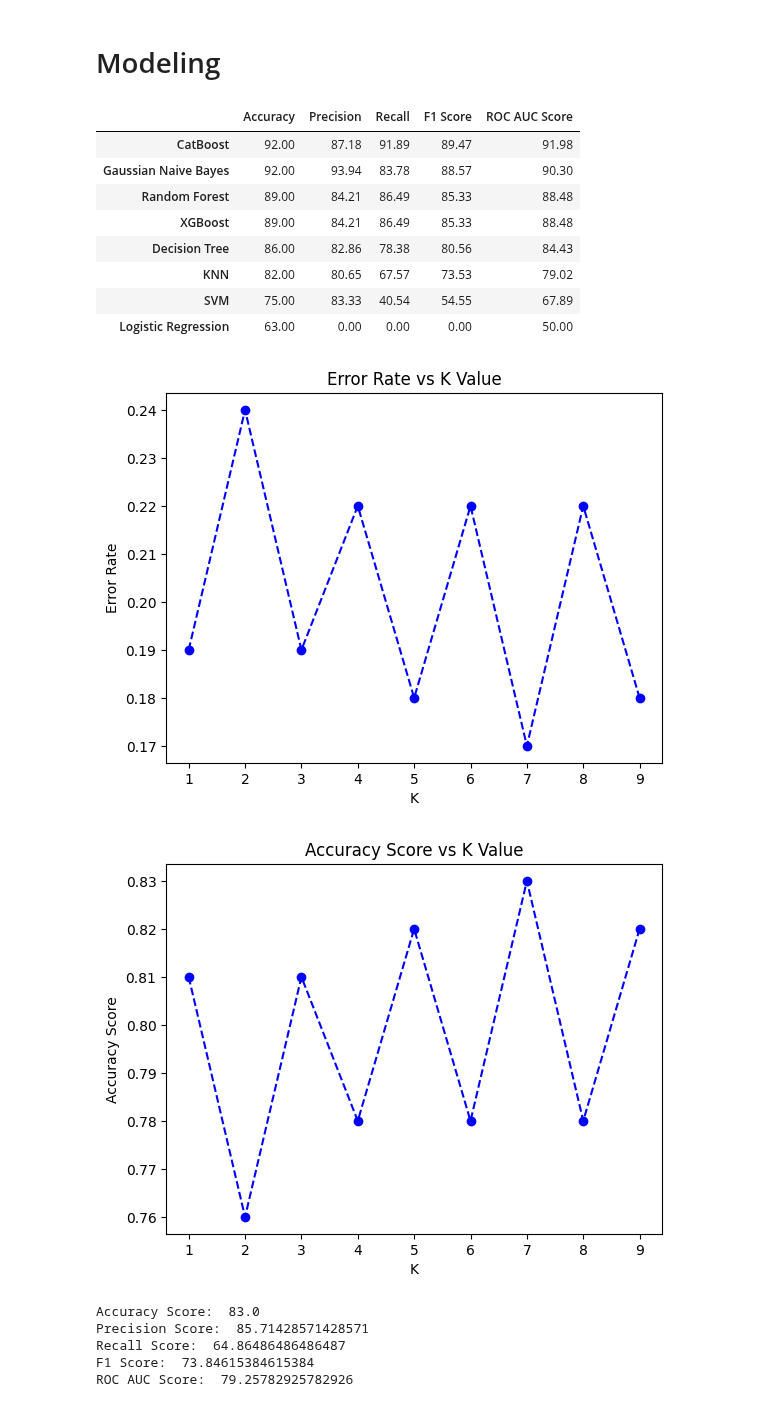
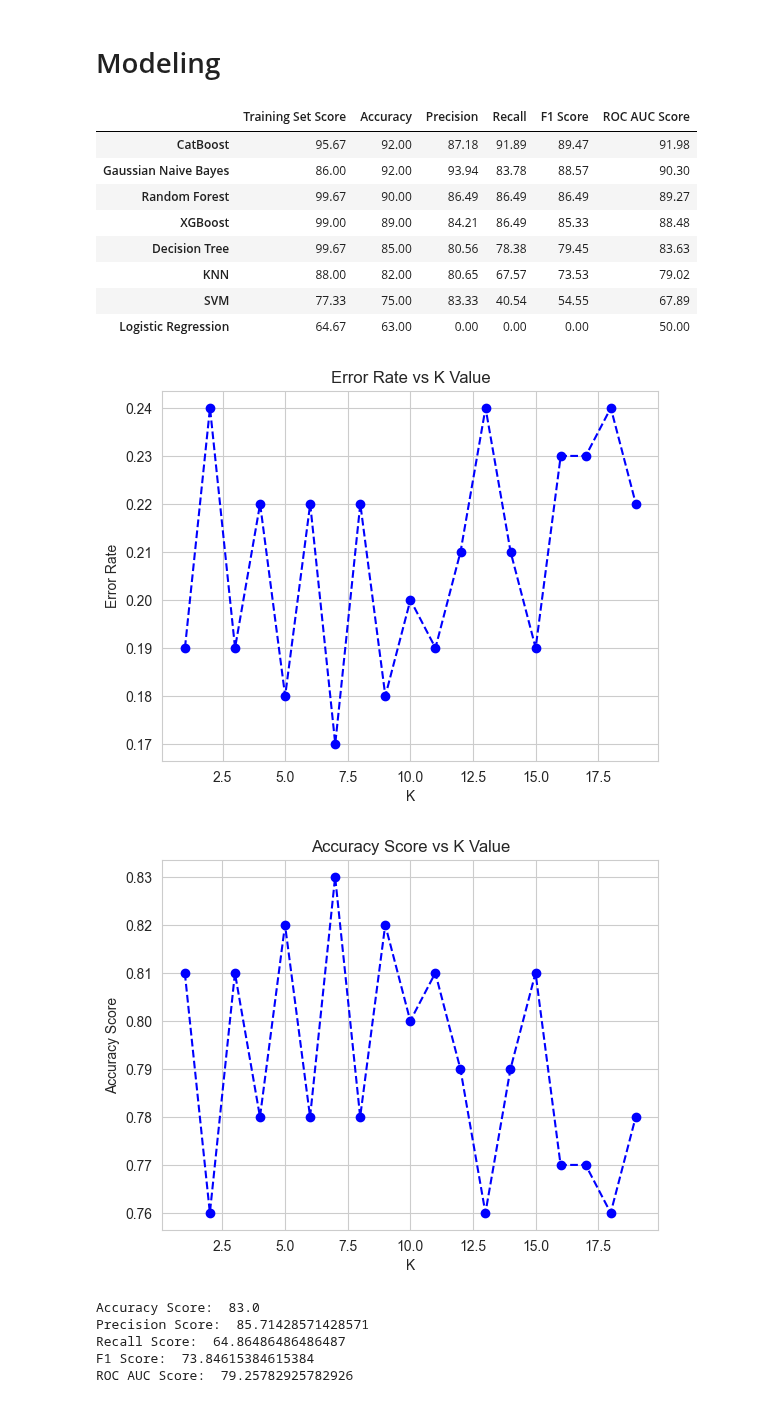
Before and after one commit to Harsh502s/ML-Assignments, a Jupyter notebook: Notebooks/Assignment 7 KNN SNA.ipynb, the cells around one changed output. Drawn from its saved outputs; the diff is of its cells as text; code cells hidden in the pictures.

```diff
--- a/Notebooks/Assignment 7 KNN SNA.ipynb
+++ b/Notebooks/Assignment 7 KNN SNA.ipynb
@@ -16,7 +16,9 @@ pd.set_option('display.float_format', lambda x: '%.2f' % x)
 # %% [markdown]
 # Read the data
 # %%
-df = pd.read_csv(r"C:\Users\harsh\College\ML-Assignments\Data Sets\MLK\Social_Network_Ads.csv")
+df = pd.read_csv(
+    r"C:\Users\ds12\College\ML-Assignments\Data Sets\MLK\Social_Network_Ads.csv"
+)
 df.head()
 # %% [output]
 |  | User ID | Gender | Age | EstimatedSalary | Purchased |
@@ -46,20 +48,23 @@ df.head()
 # Exploratory Data Analysis (EDA) for the features
 
 # Making 3 subplots
-plt.style.use('fivethirtyeight')
+
+# Adding a professional style to plots
+
+sns.set_style("whitegrid")
 
 fig, axes = plt.subplots(nrows=1, ncols=3, figsize=(15, 5))
 
 # Plotting the Age distribution
 
-sns.distplot(df['Age'], ax=axes[0])
+sns.distplot(df["Age"], ax=axes[0])
 
 # Plotting the Estimated Salary distribution
 
-sns.distplot(df['EstimatedSalary'], ax=axes[1])
+sns.distplot(df["EstimatedSalary"], ax=axes[1])
 
 # Plotting the Purchased distribution
 
-sns.countplot(x='Gender_Male', data=df,hue='Purchased' , ax=axes[2])
+sns.countplot(x="Gender_Male", data=df, hue="Purchased", ax=axes[2])
 # %% [output]
 <Axes: xlabel='Gender_Male', ylabel='count'>
@@ -96,7 +101,9 @@ y = df["Purchased"]
 
 from sklearn.model_selection import train_test_split
 
-X_train, X_test, y_train, y_test = train_test_split(X, y, test_size=0.25, random_state=42)
+X_train, X_test, y_train, y_test = train_test_split(
+    X, y, test_size=0.25, random_state=42
+)
 # %%
 # Importing classifiers
 
@@ -132,6 +147,7 @@ for model_name, model in models:
     model.fit(X_train, y_train)
     y_pred = model.predict(X_test)
     results[model_name] = {
+        "Training Set Score": model.score(X_train, y_train),
         "Accuracy": accuracy_score(y_test, y_pred),
         "Precision": precision_score(y_test, y_pred),
         "Recall": recall_score(y_test, y_pred),
@@ -143,56 +159,55 @@ for model_name, model in models:
 results = pd.DataFrame(results).T * 100
 results.sort_values(by="ROC AUC Score", ascending=False)
 # %% [output]
-|  | Accuracy | Precision | Recall | F1 Score | ROC AUC Score |
-| CatBoost | 92.00 | 87.18 | 91.89 | 89.47 | 91.98 |
-| Gaussian Naive Bayes | 92.00 | 93.94 | 83.78 | 88.57 | 90.30 |
-| Random Forest | 89.00 | 84.21 | 86.49 | 85.33 | 88.48 |
-| XGBoost | 89.00 | 84.21 | 86.49 | 85.33 | 88.48 |
-| Decision Tree | 86.00 | 82.86 | 78.38 | 80.56 | 84.43 |
-| KNN | 82.00 | 80.65 | 67.57 | 73.53 | 79.02 |
-| SVM | 75.00 | 83.33 | 40.54 | 54.55 | 67.89 |
-| Logistic Regression | 63.00 | 0.00 | 0.00 | 0.00 | 50.00 |
+|  | Training Set Score | Accuracy | Precision | Recall | F1 Score | ROC AUC Score |
+| CatBoost | 95.67 | 92.00 | 87.18 | 91.89 | 89.47 | 91.98 |
+| Gaussian Naive Bayes | 86.00 | 92.00 | 93.94 | 83.78 | 88.57 | 90.30 |
+| Random Forest | 99.67 | 90.00 | 86.49 | 86.49 | 86.49 | 89.27 |
+| XGBoost | 99.00 | 89.00 | 84.21 | 86.49 | 85.33 | 88.48 |
+| Decision Tree | 99.67 | 85.00 | 80.56 | 78.38 | 79.45 | 83.63 |
+| KNN | 88.00 | 82.00 | 80.65 | 67.57 | 73.53 | 79.02 |
+| SVM | 77.33 | 75.00 | 83.33 | 40.54 | 54.55 | 67.89 |
+| Logistic Regression | 64.67 | 63.00 | 0.00 | 0.00 | 0.00 | 50.00 |
 # %%
 # Creating elbow plot to find best value of K using error rate
 
 error_rate = []
 
-for i in range(1, 10):
+for i in range(1, 20):
     knn = KNeighborsClassifier(n_neighbors=i)
     knn.fit(X_train, y_train)
     pred_i = knn.predict(X_test)
     error_rate.append(np.mean(pred_i != y_test))
     pass
 
 
-plt.plot(range(1, 10), error_rate, color="blue", linestyle="dashed", marker="o")
+plt.plot(range(1, 20), error_rate, color="blue", linestyle="dashed", marker="o")
 plt.title("Error Rate vs K Value")
 plt.xlabel("K")
 plt.ylabel("Error Rate")
 plt.show()
 
 
 # Creating elbow plot to find best value of K using accuracy score
 
 acc = []
 
-for i in range(1, 10):
+for i in range(1, 20):
     knn = KNeighborsClassifier(n_neighbors=i)
     knn.fit(X_train, y_train)
     pred_i = knn.predict(X_test)
     acc.append(np.mean(pred_i == y_test))
     pass
 
 
-
-plt.plot(range(1, 10), acc, color="blue", linestyle="dashed", marker="o")
+plt.plot(range(1, 20), acc, color="blue", linestyle="dashed", marker="o")
 plt.title("Accuracy Score vs K Value")
 plt.xlabel("K")
 plt.ylabel("Accuracy Score")
 plt.show()
 # %% [output]
-[figure, old version]
+[figure, new version]
-[figure, old version]
+[figure, new version]
 # %%
 # Creating KNN model with K=7
 
```
Also changed, not shown: parts of 5 cells of this notebook, 4 other files.
